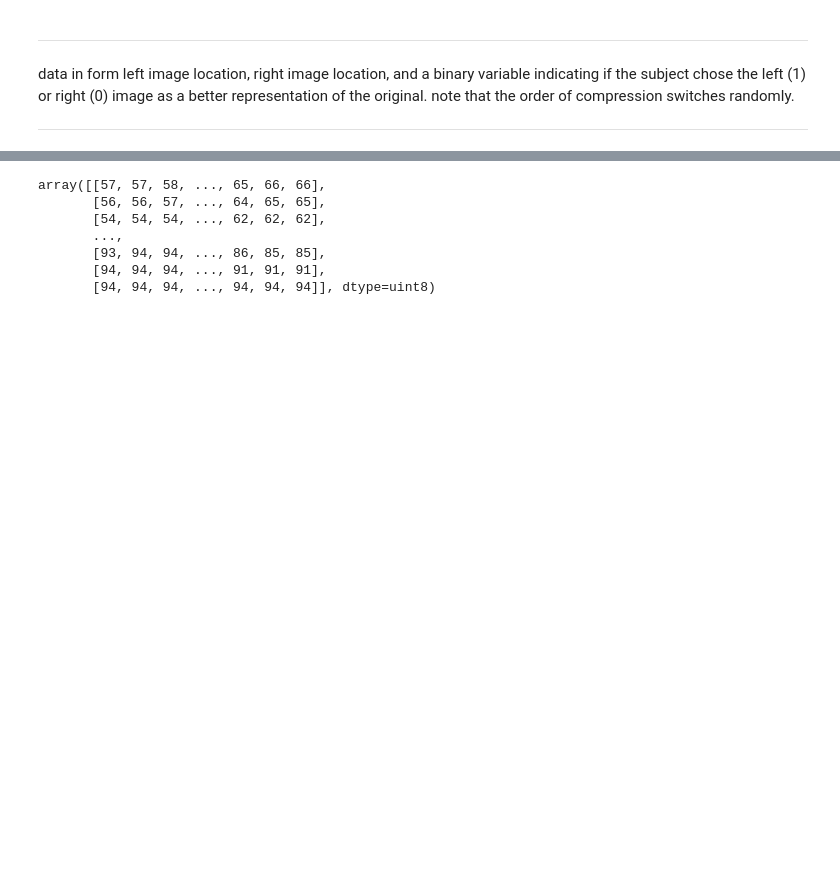
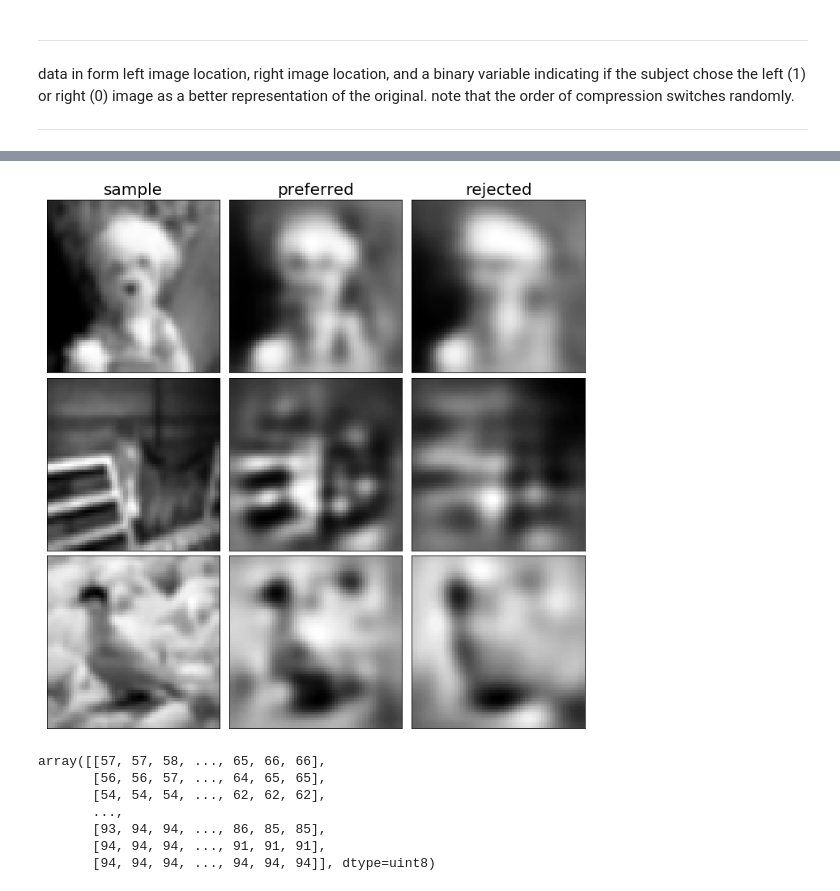
Before and after one commit to michaelneuder/image_quality_analysis, a Jupyter notebook: bin/calculations/human_data/human_data_sample.ipynb, the cells around one changed output, grey strips where cells are left out. Saved outputs shown, nothing was run; the diff lists cells and outputs as text; code cells hidden in the pictures; blank space fills up the shorter version.

```diff
--- a/bin/calculations/human_data/human_data_sample.ipynb
+++ b/bin/calculations/human_data/human_data_sample.ipynb
@@ -60,3 +60,39 @@ plt.show()
+# %%
+import matplotlib.gridspec as gridspec
+plt.figure(figsize = (12,12))
+gs1 = gridspec.GridSpec(3, 3)
+gs1.update(wspace=0.03, hspace=0.03)
+
+ax_dict = {}
+for ii in range(9):
+    ax_dict[ii] = plt.subplot(gs1[ii])
+    ax_dict[ii].set_xticklabels([])
+    ax_dict[ii].set_yticklabels([])
+    ax_dict[ii].get_xaxis().set_visible(False)
+    ax_dict[ii].get_yaxis().set_visible(False)
+
+for ii in range(3):
+    index = np.random.randint(4040)
+    temp_left = mpimg.imread('iclr_images/' +  human_df['left_file'][index][1:-1])
+    temp_right = mpimg.imread('iclr_images/' + human_df['right_file'][index][1:-1])
+    temp_orig = mpimg.imread('iclr_images/' + human_df['orig_file'][index][1:-1])
+
+    ax_dict[3*ii].imshow(temp_orig, cmap='gray')
+
+    if human_df['response_left'][index] == 1:
+        ax_dict[3*ii+1].imshow(temp_left, cmap='gray')
+        ax_dict[3*ii+2].imshow(temp_right, cmap='gray')
+    else:
+        ax_dict[3*ii+2].imshow(temp_left, cmap='gray')
+        ax_dict[3*ii+1].imshow(temp_right, cmap='gray')
+
+ax_dict[0].set_title('sample', size=20)
+ax_dict[1].set_title('preferred', size=20)
+ax_dict[2].set_title('rejected', size=20)
+plt.savefig('human.png')
+plt.show()
+# %% [output]
+[figure, added]
 # %%
 im = Image.open('iclr_images/' +  human_df['left_file'][ii][1:-1])
 test = np.asarray(im)
```
Also changed, not shown: parts of 1 cell of this notebook, 6 other files.
